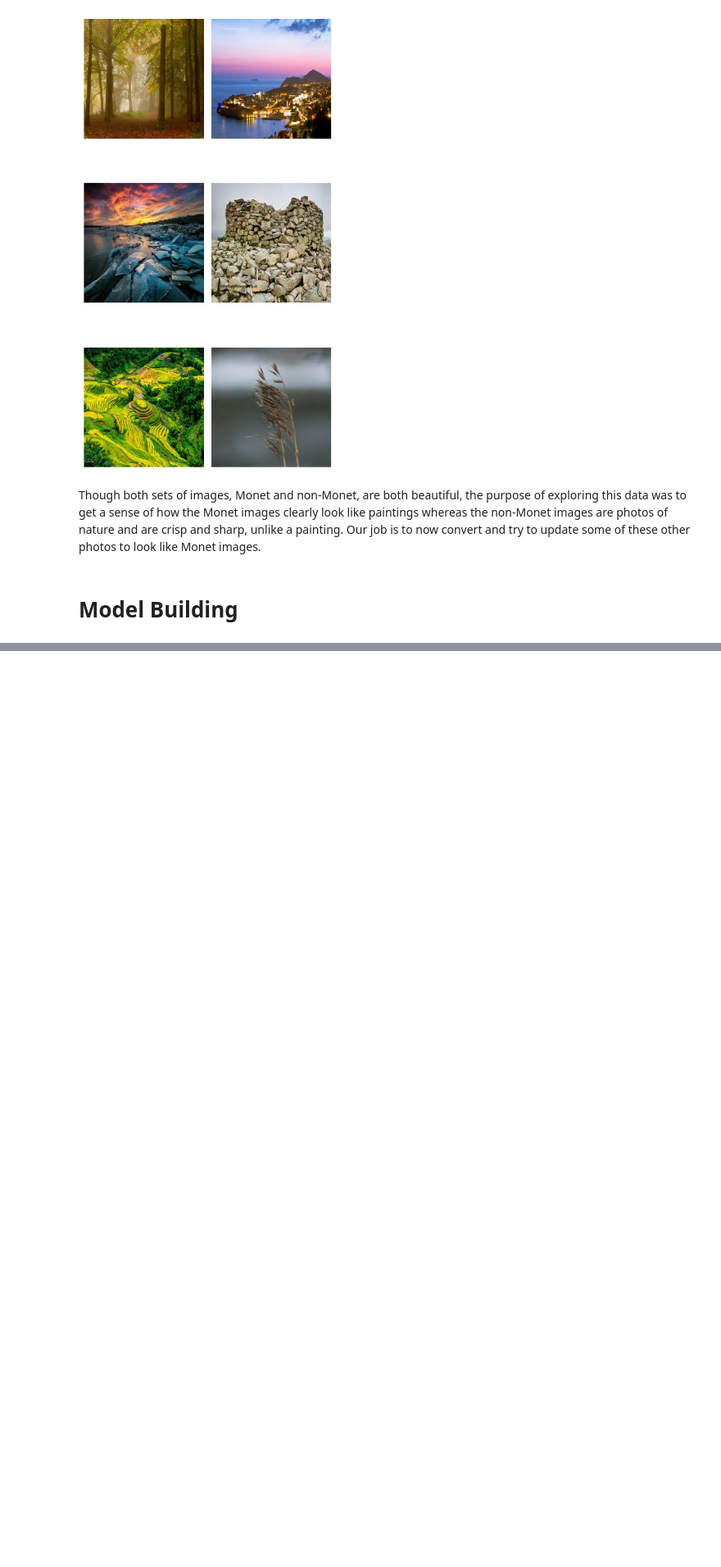
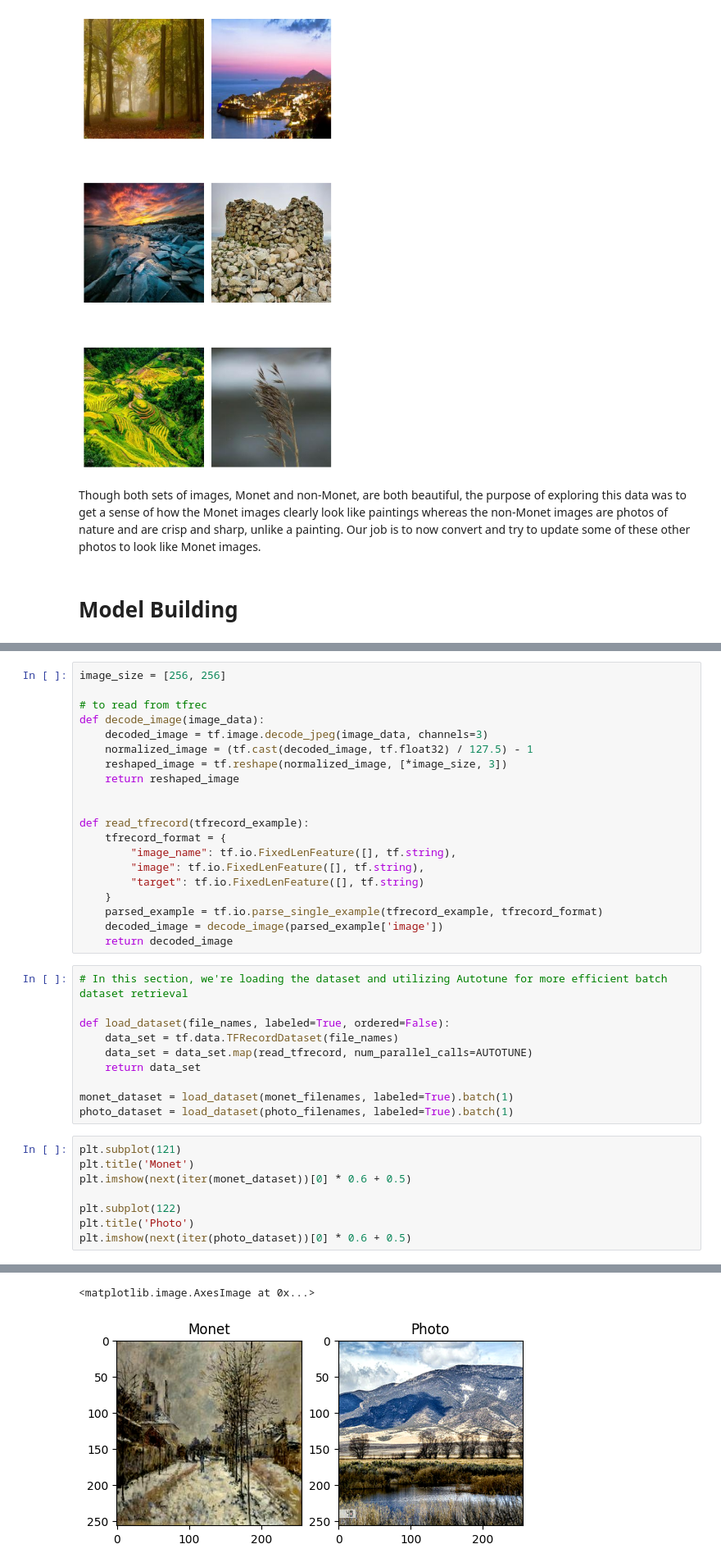
Before and after one commit to hkwan11/gan-monet-painting, a Jupyter notebook: maybe-i-paint-like-monet.ipynb, the cells around one changed output, grey strips where cells are left out. Shown at 82% size. Cells and saved outputs as stored; diff of their text form; blank space fills up the shorter version.

Commit message:
Kaggle Notebook | maybe-i-paint-like-monet | Version 4

```diff
--- a/maybe-i-paint-like-monet.ipynb
+++ b/maybe-i-paint-like-monet.ipynb
@@ -170,0 +192,39 @@ Though both sets of images, Monet and non-Monet, are both beautiful, the purpose
+# %%
+image_size = [256, 256]
+
+# to read from tfrec
+def decode_image(image_data):
+    decoded_image = tf.image.decode_jpeg(image_data, channels=3)
+    normalized_image = (tf.cast(decoded_image, tf.float32) / 127.5) - 1
+    reshaped_image = tf.reshape(normalized_image, [*image_size, 3])
+    return reshaped_image
+
+
+def read_tfrecord(tfrecord_example):
+    tfrecord_format = {
+        "image_name": tf.io.FixedLenFeature([], tf.string),
+        "image": tf.io.FixedLenFeature([], tf.string),
+        "target": tf.io.FixedLenFeature([], tf.string)
+    }
+    parsed_example = tf.io.parse_single_example(tfrecord_example, tfrecord_format)
+    decoded_image = decode_image(parsed_example['image'])
+    return decoded_image
+# %%
+# In this section, we're loading the dataset and utilizing Autotune for more efficient batch dataset retrieval
+
+def load_dataset(file_names, labeled=True, ordered=False):
+    data_set = tf.data.TFRecordDataset(file_names)
+    data_set = data_set.map(read_tfrecord, num_parallel_calls=AUTOTUNE)
+    return data_set
+
+monet_dataset = load_dataset(monet_filenames, labeled=True).batch(1)
+photo_dataset = load_dataset(photo_filenames, labeled=True).batch(1)
+# %%
+plt.subplot(121)
+plt.title('Monet')
+plt.imshow(next(iter(monet_dataset))[0] * 0.6 + 0.5)
+
+plt.subplot(122)
+plt.title('Photo')
+plt.imshow(next(iter(photo_dataset))[0] * 0.6 + 0.5)
+# %% [output]
@@ -170,0 +233,2 @@ Though both sets of images, Monet and non-Monet, are both beautiful, the purpose
+<matplotlib.image.AxesImage at 0x...>
+[figure, added]
```
Also changed, not shown: parts of 31 cells of this notebook.
